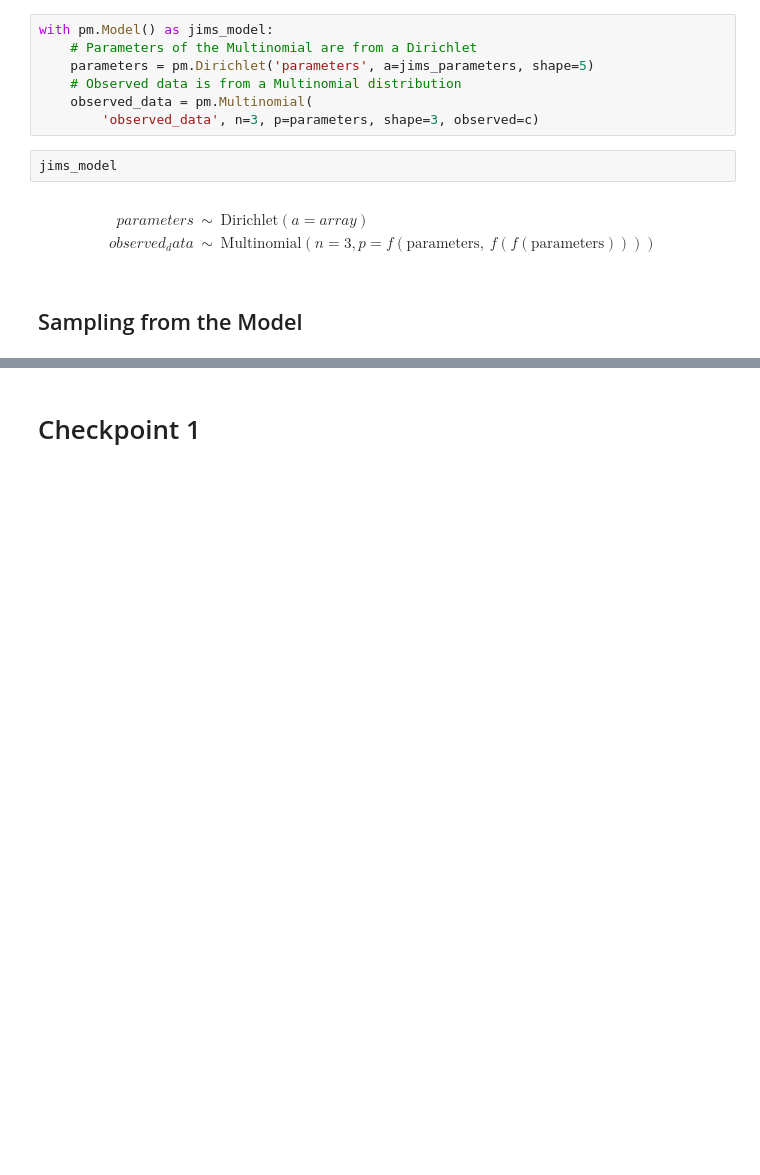
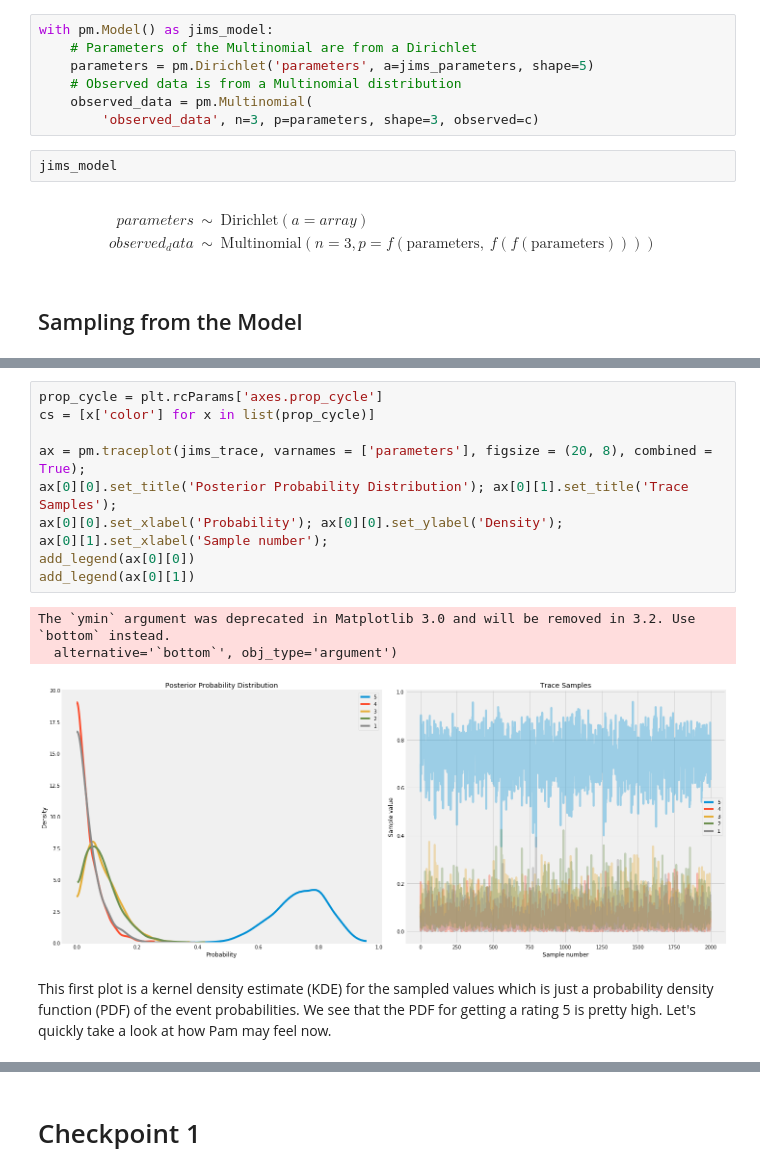
Before and after one commit to Siaan/data-science-2019, a Jupyter notebook: Data Visualization Project.ipynb, the cells around one changed output, grey strips where cells are left out. Saved outputs shown, nothing was run; the diff lists cells and outputs as text; blank space fills up the shorter version.

```diff
--- a/Data Visualization Project.ipynb
+++ b/Data Visualization Project.ipynb
@@ -657,3 +666,19 @@ Auto-assigning NUTS sampler...
 Initializing NUTS using jitter+adapt_diag...
 Multiprocess sampling (2 chains in 4 jobs)
 NUTS: [parameters]
+# %%
+prop_cycle = plt.rcParams['axes.prop_cycle']
+cs = [x['color'] for x in list(prop_cycle)]
+
+ax = pm.traceplot(jims_trace, varnames = ['parameters'], figsize = (20, 8), combined = True);
+ax[0][0].set_title('Posterior Probability Distribution'); ax[0][1].set_title('Trace Samples');
+ax[0][0].set_xlabel('Probability'); ax[0][0].set_ylabel('Density');
+ax[0][1].set_xlabel('Sample number');
+add_legend(ax[0][0])
+add_legend(ax[0][1])
+# %% [output]
+The `ymin` argument was deprecated in Matplotlib 3.0 and will be removed in 3.2. Use `bottom` instead.
+  alternative='`bottom`', obj_type='argument')
+[figure, added]
+# %% [markdown]
+This first plot is a kernel density estimate (KDE) for the sampled values which is just a probability density function (PDF) of the event probabilities. We see that the PDF for getting a rating 5 is pretty high. Let's quickly take a look at how Pam may feel now.
```
Also changed, not shown: parts of 17 cells of this notebook, 3 other files.
